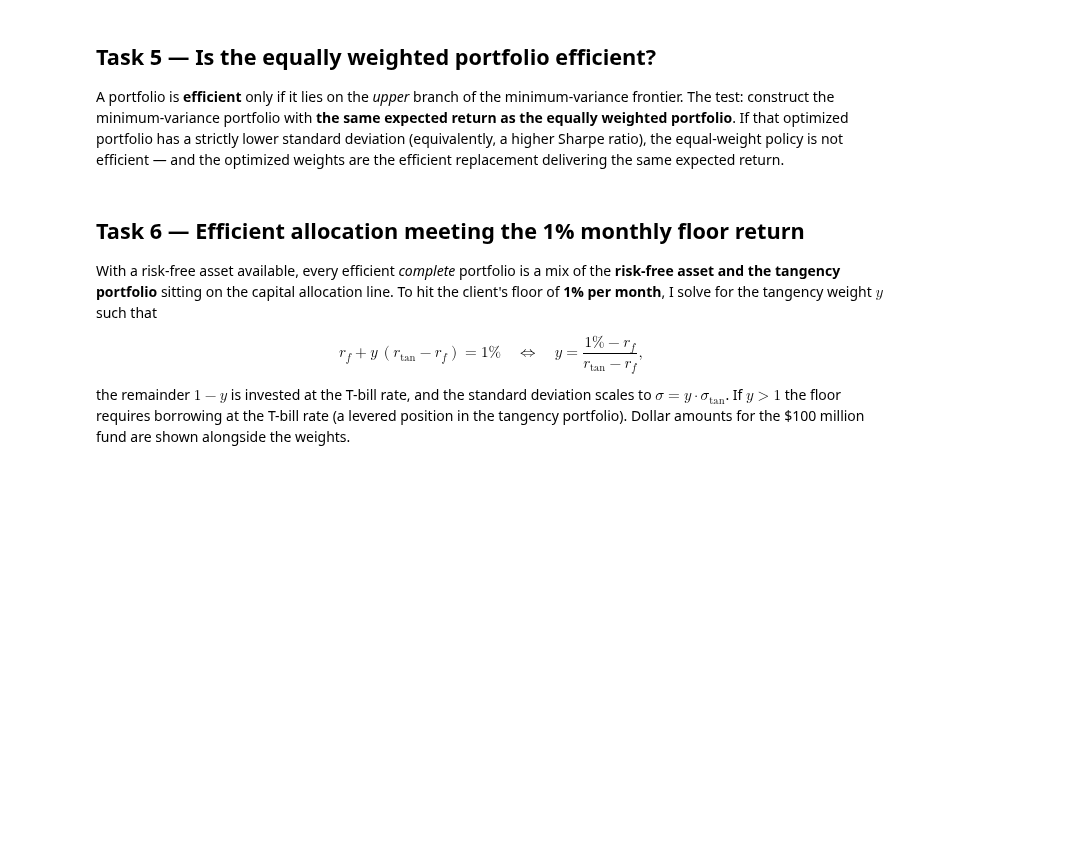
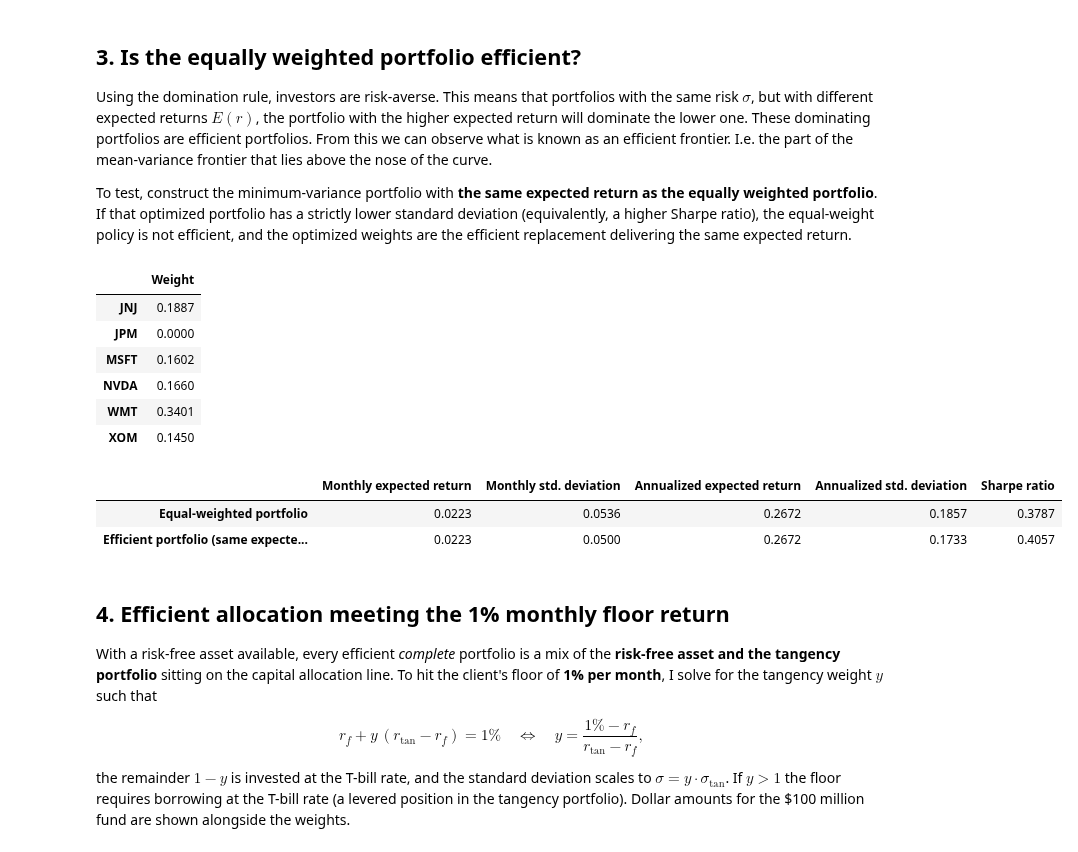
Before and after one commit to RyanDyson/portfolio-optimisation, a Jupyter notebook: solution.ipynb, the cells around one changed output. Cells and saved outputs as stored; diff of their text form; code cells hidden in the pictures; blank space fills up the shorter version.

```diff
--- a/solution.ipynb
+++ b/solution.ipynb
@@ -44,15 +75,13 @@ The cell below loads both files, removes duplicated rows (CRSP exports occasiona
 # %%
 def load_stock_data(path):
   stocks = pd.read_csv(path, parse_dates=["MthCalDt"])
-  # CRSP exports occasionally contain duplicated rows; keep the first occurrence
   stocks = stocks.drop_duplicates(subset=["PERMNO", "MthCalDt"], keep="first")
   return stocks.pivot(index="MthCalDt", columns="Ticker", values="MthRet").sort_index()
 
 def load_rf_data(path):
   if not path.exists():
     raise FileNotFoundError(
-      "data/rf_monthly.csv is missing. Download the one-month T-bill rate for "
-      "2020-01 to 2024-12 from WRDS and save it with columns: MthCalDt, Rf."
+      "data/rf_monthly.csv is missing - run `python fetch_data.py` first, "
     )
   rf = pd.read_csv(path, parse_dates=["MthCalDt"])
   return rf.set_index("MthCalDt").sort_index()["Rf"]
@@ -65,11 +94,4 @@ data = stock_returns.join(rf.rename("Rf"), how="inner")
 tickers = [t for t in data.columns if t != "Rf"]
 R = data[tickers]
 n = len(tickers)
-
-print(f"Assets: {tickers}")
-print(f"Sample: {data.index.min():%Y-%m} to {data.index.max():%Y-%m} ({len(data)} months)")
-
-assert n == 6, "The Challenge version requires exactly six risky assets"
-assert len(data) == 60, "The sample must cover exactly the 60 months Jan 2020 - Dec 2024"
-assert R.notna().all().all(), "Missing monthly returns - every asset needs 60 observations"
 # %% [markdown]
@@ -111,7 +145,6 @@ def portfolio_std(w):
   return np.sqrt(portfolio_variance(w))
 
 def portfolio_stats(w, label=""):
-  """Expected return, standard deviation and Sharpe ratio (monthly and annualized)."""
   ret_m, sd_m = portfolio_return(w), portfolio_std(w)
   stats = {
     "Monthly expected return": ret_m,
@@ -126,7 +159,5 @@ w_ew = np.repeat(1 / n, n)
 ew_weights = pd.Series(w_ew, index=tickers, name="Weight")
 ew_stats = portfolio_stats(w_ew, label="Equal-weighted portfolio")
 
-print("Equal-weight portfolio weights (% of the $100m fund):")
 display(ew_weights.round(4).to_frame("Weight"))
-print("Equal-weight portfolio statistics:")
 display(ew_stats.round(4).to_frame("Value"))
@@ -147,7 +210,6 @@ bounds = None if ALLOW_SHORT else [(0, 1) for _ in range(n)]
 budget = {"type": "eq", "fun": lambda w: np.sum(w) - 1}
 
 def optimize_min_var(target_return):
-  """Minimum-variance weights for a required monthly expected return."""
   result = minimize(
     portfolio_variance,
     x0=np.repeat(1 / n, n),
@@ -158,12 +220,9 @@ def optimize_min_var(target_return):
       {"type": "eq", "fun": lambda w: portfolio_return(w) - target_return},
     ],
   )
-  if not result.success:
-    raise RuntimeError(f"Min-variance optimization failed for target {target_return:.4f}: {result.message}")
   return np.asarray(result.x)
 
 def optimize_tangency():
-  """Weights maximizing the monthly Sharpe ratio over the risky assets."""
   result = minimize(
     lambda w: -(portfolio_return(w) - rf_mean_monthly) / portfolio_std(w),
     x0=np.repeat(1 / n, n),
@@ -171,8 +230,6 @@ def optimize_tangency():
     bounds=bounds,
     constraints=[budget],
   )
-  if not result.success:
-    raise RuntimeError(f"Tangency optimization failed: {result.message}")
   return np.asarray(result.x)
 # %%
 w_tan = optimize_tangency()
@@ -232,30 +321,36 @@ frontier.round(4)
 # %% [markdown]
-## Task 5 — Is the equally weighted portfolio efficient?
+## 3. Is the equally weighted portfolio efficient?
 
-A portfolio is **efficient** only if it lies on the *upper* branch of the minimum-variance frontier. The test: construct the minimum-variance portfolio with **the same expected return as the equally weighted portfolio**. If that optimized portfolio has a strictly lower standard deviation (equivalently, a higher Sharpe ratio), the equal-weight policy is not efficient — and the optimized weights are the efficient replacement delivering the same expected return.
+Using the domination rule, investors are risk-averse. This means that portfolios with the same risk $\sigma$, but with different expected returns $E(r)$, the portfolio with the higher expected return will dominate the lower one. These dominating portfolios are efficient portfolios. From this we can observe what is known as an efficient frontier. I.e. the part of the mean-variance frontier that lies above the nose of the curve.
+
+To test, construct the minimum-variance portfolio with **the same expected return as the equally weighted portfolio**. If that optimized portfolio has a strictly lower standard deviation (equivalently, a higher Sharpe ratio), the equal-weight policy is not efficient, and the optimized weights are the efficient replacement delivering the same expected return.
 # %%
 w_eff = optimize_min_var(ew_stats["Monthly expected return"])
 w_eff = np.clip(w_eff, 0.0, None)
 w_eff = w_eff / w_eff.sum()
 
 eff_stats = portfolio_stats(w_eff, label="Efficient portfolio (same expected return)")
 efficient_weights = pd.Series(w_eff, index=tickers, name="Weight")
 
-print("Efficient portfolio weights (matches the equal-weight expected return):")
 display(efficient_weights.round(4).to_frame("Weight"))
 
 comparison = pd.concat([ew_stats, eff_stats], axis=1).T
 display(comparison.round(4))
 
 sd_gap = ew_stats["Monthly std. deviation"] - eff_stats["Monthly std. deviation"]
-if sd_gap > 1e-4:
-  print(f"Conclusion: the equally weighted portfolio is NOT efficient - the efficient "
-        f"portfolio with the same expected return cuts the monthly standard deviation "
-        f"by {sd_gap:.4%} ({sd_gap / ew_stats['Monthly std. deviation']:.1%} of total risk).")
-else:
-  print("Conclusion: the equally weighted portfolio is (numerically) efficient for its return level.")
+# %% [output]
+|  | Weight |
+| JNJ | 0.1887 |
+| JPM | 0.0000 |
+| MSFT | 0.1602 |
+| NVDA | 0.1660 |
+| WMT | 0.3401 |
+| XOM | 0.1450 |
+|  | Monthly expected return | Monthly std. deviation | Annualized expected return | Annualized std. deviation | Sharpe ratio |
+| Equal-weighted portfolio | 0.0223 | 0.0536 | 0.2672 | 0.1857 | 0.3787 |
+| Efficient portfolio (same expecte... | 0.0223 | 0.0500 | 0.2672 | 0.1733 | 0.4057 |
 # %% [markdown]
-## Task 6 — Efficient allocation meeting the 1% monthly floor return
+## 4. Efficient allocation meeting the 1% monthly floor return
 
 With a risk-free asset available, every efficient *complete* portfolio is a mix of the **risk-free asset and the tangency portfolio** sitting on the capital allocation line. To hit the client's floor of **1% per month**, I solve for the tangency weight $y$ such that
 
```
Also changed, not shown: parts of 16 cells of this notebook, 5 other files.
